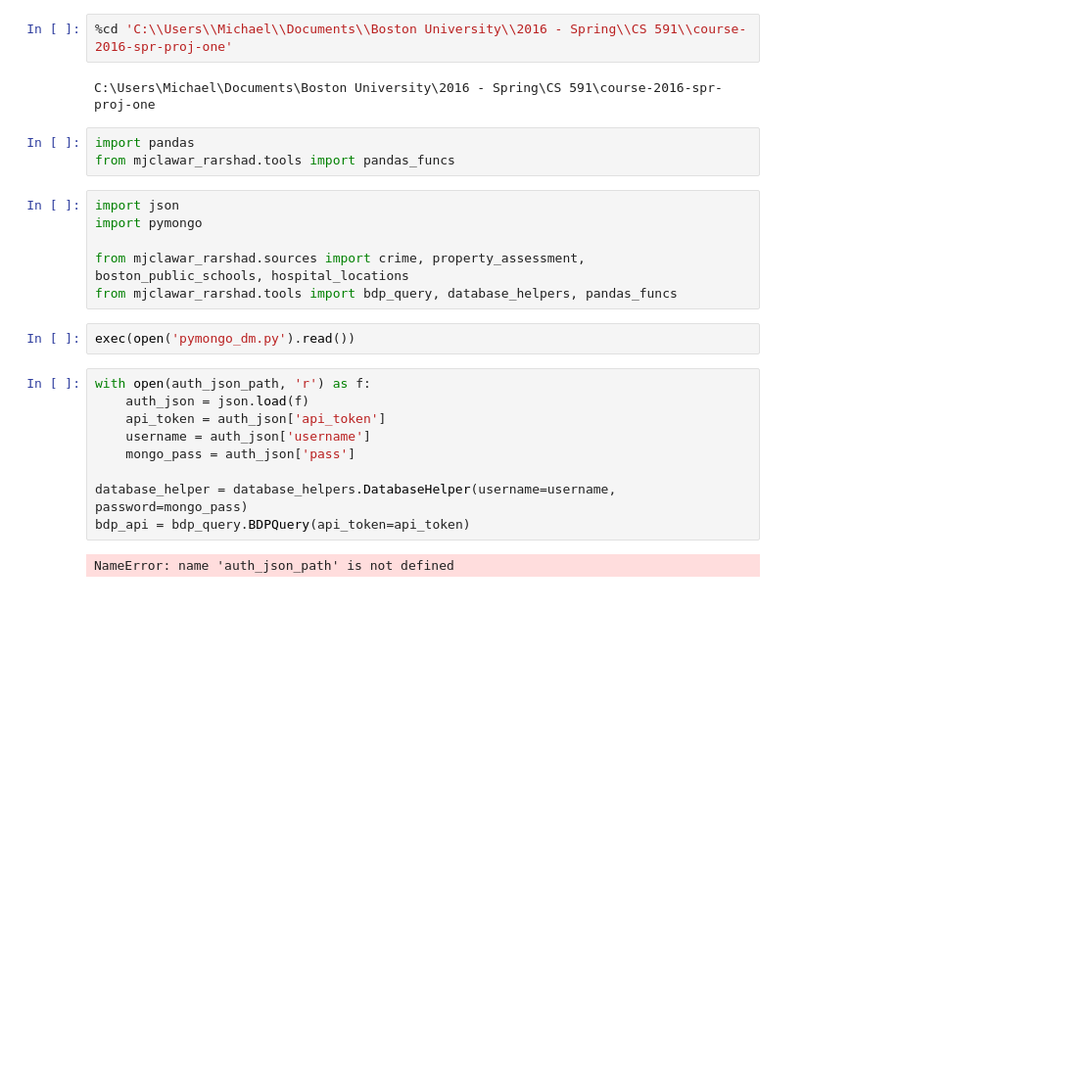
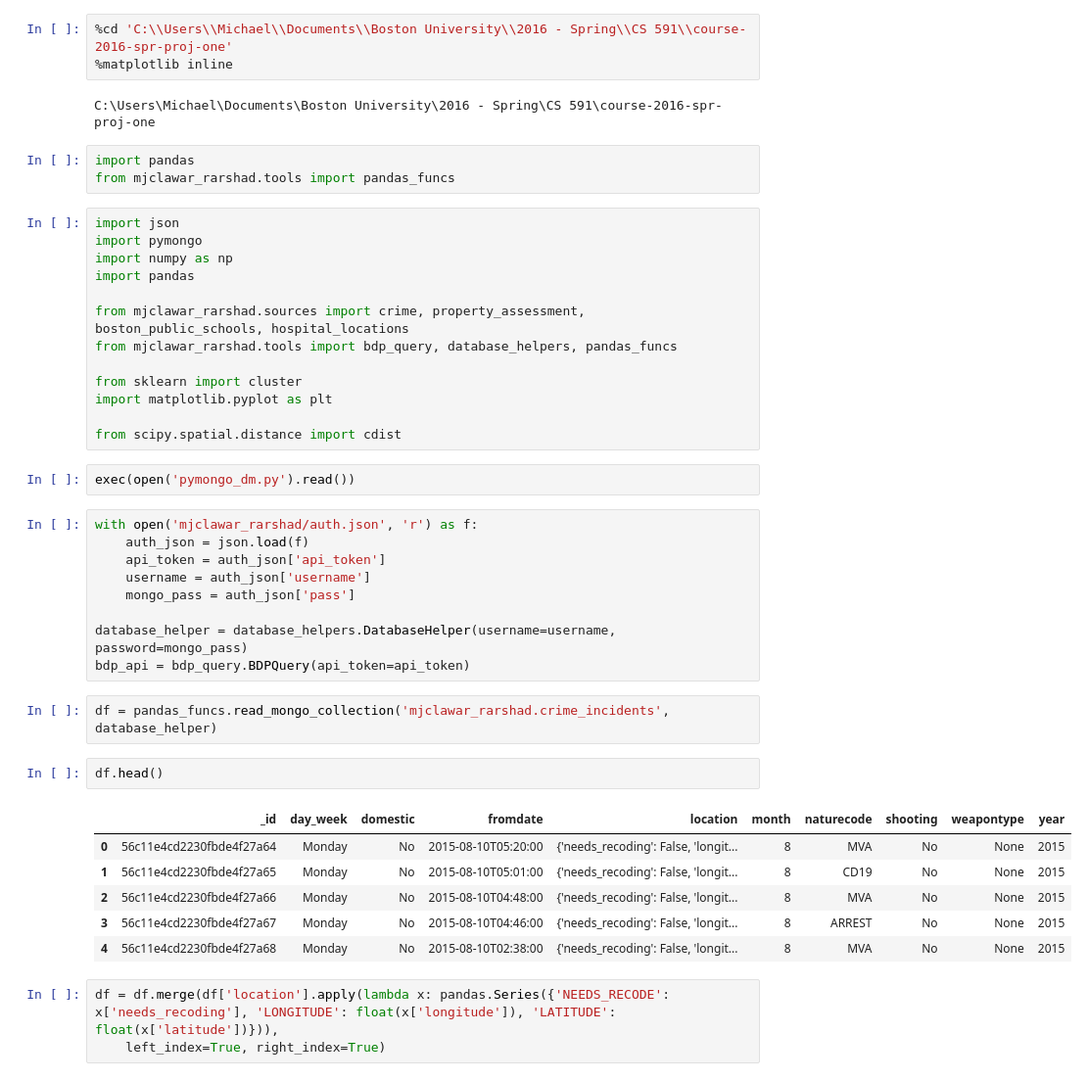
Before and after one commit to data-mechanics/course-2016-spr-proj, a Jupyter notebook: mjclawar_rarshad/notebooks/MongoDB to pandas.ipynb, the cells around one changed output. Shown: that part at 98% size. Saved outputs shown, nothing was run; the diff lists cells and outputs as text; blank space fills up the shorter version.

Commit message:
Crime centroids and expanding database_helpers

```diff
--- a/mjclawar_rarshad/notebooks/MongoDB to pandas.ipynb
+++ b/mjclawar_rarshad/notebooks/MongoDB to pandas.ipynb
@@ -1,5 +1,6 @@
 # %%
 %cd 'C:\\Users\\Michael\\Documents\\Boston University\\2016 - Spring\\CS 591\\course-2016-spr-proj-one'
+%matplotlib inline
 # %% [output]
 C:\Users\Michael\Documents\Boston University\2016 - Spring\CS 591\course-2016-spr-proj-one
 # %%
@@ -8,13 +9,20 @@ from mjclawar_rarshad.tools import pandas_funcs
 # %%
 import json
 import pymongo
+import numpy as np
+import pandas
 
 from mjclawar_rarshad.sources import crime, property_assessment, boston_public_schools, hospital_locations
 from mjclawar_rarshad.tools import bdp_query, database_helpers, pandas_funcs
+
+from sklearn import cluster
+import matplotlib.pyplot as plt
+
+from scipy.spatial.distance import cdist
 # %%
 exec(open('pymongo_dm.py').read())
 # %%
-with open(auth_json_path, 'r') as f:
+with open('mjclawar_rarshad/auth.json', 'r') as f:
     auth_json = json.load(f)
     api_token = auth_json['api_token']
     username = auth_json['username']
@@ -22,5 +30,17 @@ with open(auth_json_path, 'r') as f:
 
 database_helper = database_helpers.DatabaseHelper(username=username, password=mongo_pass)
 bdp_api = bdp_query.BDPQuery(api_token=api_token)
-# %% [output]
-NameError: name 'auth_json_path' is not defined
+# %%
+df = pandas_funcs.read_mongo_collection('mjclawar_rarshad.crime_incidents', database_helper)
+# %%
+df.head()
+# %% [output]
+|  | _id | day_week | domestic | fromdate | location | month | naturecode | shooting | weapontype | year |
+| 0 | 56c11e4cd2230fbde4f27a64 | Monday | No | 2015-08-10T05:20:00 | {'needs_recoding': False, 'longit... | 8 | MVA | No | None | 2015 |
+| 1 | 56c11e4cd2230fbde4f27a65 | Monday | No | 2015-08-10T05:01:00 | {'needs_recoding': False, 'longit... | 8 | CD19 | No | None | 2015 |
+| 2 | 56c11e4cd2230fbde4f27a66 | Monday | No | 2015-08-10T04:48:00 | {'needs_recoding': False, 'longit... | 8 | MVA | No | None | 2015 |
+| 3 | 56c11e4cd2230fbde4f27a67 | Monday | No | 2015-08-10T04:46:00 | {'needs_recoding': False, 'longit... | 8 | ARREST | No | None | 2015 |
+| 4 | 56c11e4cd2230fbde4f27a68 | Monday | No | 2015-08-10T02:38:00 | {'needs_recoding': False, 'longit... | 8 | MVA | No | None | 2015 |
+# %%
+df = df.merge(df['location'].apply(lambda x: pandas.Series({'NEEDS_RECODE': x['needs_recoding'], 'LONGITUDE': float(x['longitude']), 'LATITUDE': float(x['latitude'])})),
+    left_index=True, right_index=True)
```
Also changed, not shown: parts of 6 cells of this notebook, 4 other files.
